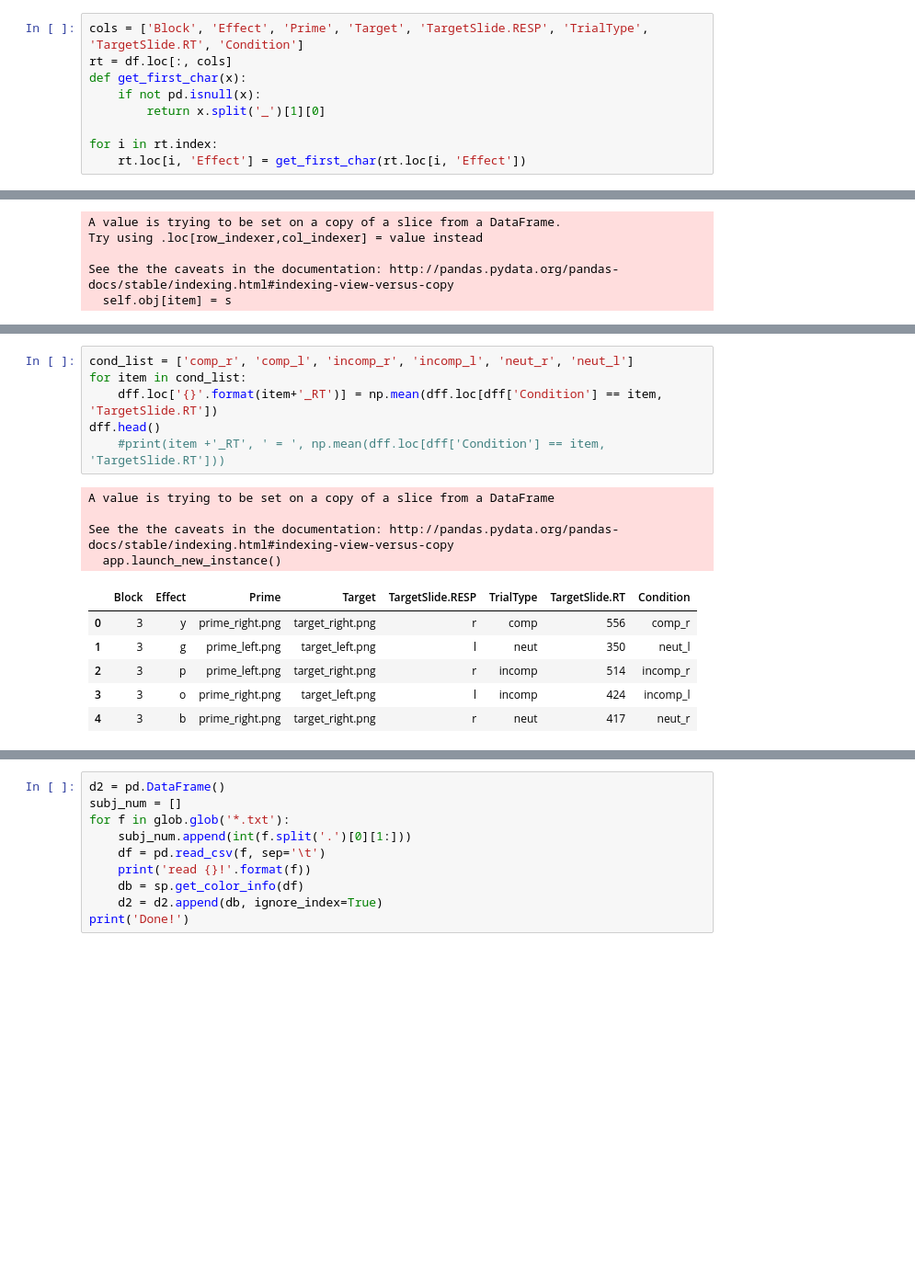
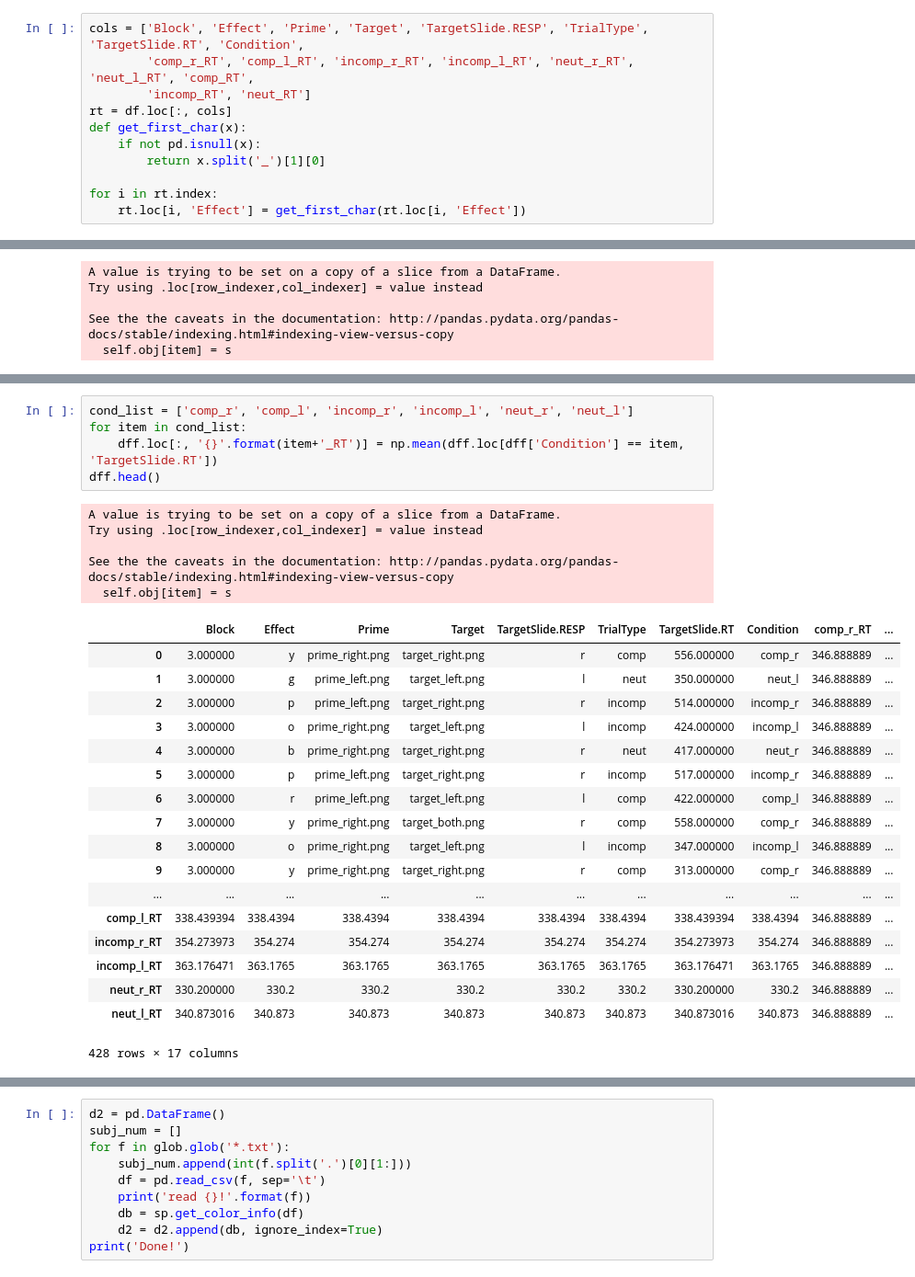
Before and after one commit to mmagnuski/senofag, a Jupyter notebook: LCexp_data_SoA_RT.ipynb, the cells around one changed output, grey strips where cells are left out. Shown at 92% size. Drawn from its saved outputs; the diff is of its cells as text; blank space fills up the shorter version.

```diff
--- a/LCexp_data_SoA_RT.ipynb
+++ b/LCexp_data_SoA_RT.ipynb
@@ -23,5 +42,7 @@ rr = sp.all_colors(df)
 # %%
-cols = ['Block', 'Effect', 'Prime', 'Target', 'TargetSlide.RESP', 'TrialType', 'TargetSlide.RT', 'Condition']
+cols = ['Block', 'Effect', 'Prime', 'Target', 'TargetSlide.RESP', 'TrialType', 'TargetSlide.RT', 'Condition',
+        'comp_r_RT', 'comp_l_RT', 'incomp_r_RT', 'incomp_l_RT', 'neut_r_RT', 'neut_l_RT', 'comp_RT',
+        'incomp_RT', 'neut_RT']
 rt = df.loc[:, cols]
 def get_first_char(x):
     if not pd.isnull(x):
@@ -71,17 +92,29 @@ See the the caveats in the documentation: http://pandas.pydata.org/pandas-docs/s
 # %%
 cond_list = ['comp_r', 'comp_l', 'incomp_r', 'incomp_l', 'neut_r', 'neut_l']
 for item in cond_list:
-    dff.loc['{}'.format(item+'_RT')] = np.mean(dff.loc[dff['Condition'] == item, 'TargetSlide.RT'])
+    dff.loc[:, '{}'.format(item+'_RT')] = np.mean(dff.loc[dff['Condition'] == item, 'TargetSlide.RT'])
 dff.head()
-    #print(item +'_RT', ' = ', np.mean(dff.loc[dff['Condition'] == item, 'TargetSlide.RT']))
 # %% [output]
-A value is trying to be set on a copy of a slice from a DataFrame
+A value is trying to be set on a copy of a slice from a DataFrame.
+Try using .loc[row_indexer,col_indexer] = value instead
 
 See the the caveats in the documentation: http://pandas.pydata.org/pandas-docs/stable/indexing.html#indexing-view-versus-copy
-  app.launch_new_instance()
+  self.obj[item] = s
-|  | Block | Effect | Prime | Target | TargetSlide.RESP | TrialType | TargetSlide.RT | Condition |
-| 0 | 3 | y | prime_right.png | target_right.png | r | comp | 556 | comp_r |
-| 1 | 3 | g | prime_left.png | target_left.png | l | neut | 350 | neut_l |
-| 2 | 3 | p | prime_left.png | target_right.png | r | incomp | 514 | incomp_r |
-| 3 | 3 | o | prime_right.png | target_left.png | l | incomp | 424 | incomp_l |
-| 4 | 3 | b | prime_right.png | target_right.png | r | neut | 417 | neut_r |
+|  | Block | Effect | Prime | Target | TargetSlide.RESP | TrialType | TargetSlide.RT | Condition | comp_r_RT | ... |
+| 0 | 3.000000 | y | prime_right.png | target_right.png | r | comp | 556.000000 | comp_r | 346.888889 | ... |
+| 1 | 3.000000 | g | prime_left.png | target_left.png | l | neut | 350.000000 | neut_l | 346.888889 | ... |
+| 2 | 3.000000 | p | prime_left.png | target_right.png | r | incomp | 514.000000 | incomp_r | 346.888889 | ... |
+| 3 | 3.000000 | o | prime_right.png | target_left.png | l | incomp | 424.000000 | incomp_l | 346.888889 | ... |
+| 4 | 3.000000 | b | prime_right.png | target_right.png | r | neut | 417.000000 | neut_r | 346.888889 | ... |
+| 5 | 3.000000 | p | prime_left.png | target_right.png | r | incomp | 517.000000 | incomp_r | 346.888889 | ... |
+| 6 | 3.000000 | r | prime_left.png | target_left.png | l | comp | 422.000000 | comp_l | 346.888889 | ... |
+| 7 | 3.000000 | y | prime_right.png | target_both.png | r | comp | 558.000000 | comp_r | 346.888889 | ... |
+| 8 | 3.000000 | o | prime_right.png | target_left.png | l | incomp | 347.000000 | incomp_l | 346.888889 | ... |
+| 9 | 3.000000 | y | prime_right.png | target_right.png | r | comp | 313.000000 | comp_r | 346.888889 | ... |
+| ... | ... | ... | ... | ... | ... | ... | ... | ... | ... | ... |
+| comp_l_RT | 338.439394 | 338.4394 | 338.4394 | 338.4394 | 338.4394 | 338.4394 | 338.439394 | 338.4394 | 346.888889 | ... |
+| incomp_r_RT | 354.273973 | 354.274 | 354.274 | 354.274 | 354.274 | 354.274 | 354.273973 | 354.274 | 346.888889 | ... |
+| incomp_l_RT | 363.176471 | 363.1765 | 363.1765 | 363.1765 | 363.1765 | 363.1765 | 363.176471 | 363.1765 | 346.888889 | ... |
+| neut_r_RT | 330.200000 | 330.2 | 330.2 | 330.2 | 330.2 | 330.2 | 330.200000 | 330.2 | 346.888889 | ... |
+| neut_l_RT | 340.873016 | 340.873 | 340.873 | 340.873 | 340.873 | 340.873 | 340.873016 | 340.873 | 346.888889 | ... |
+428 rows × 17 columns
```
Also changed, not shown: parts of 4 cells of this notebook.
